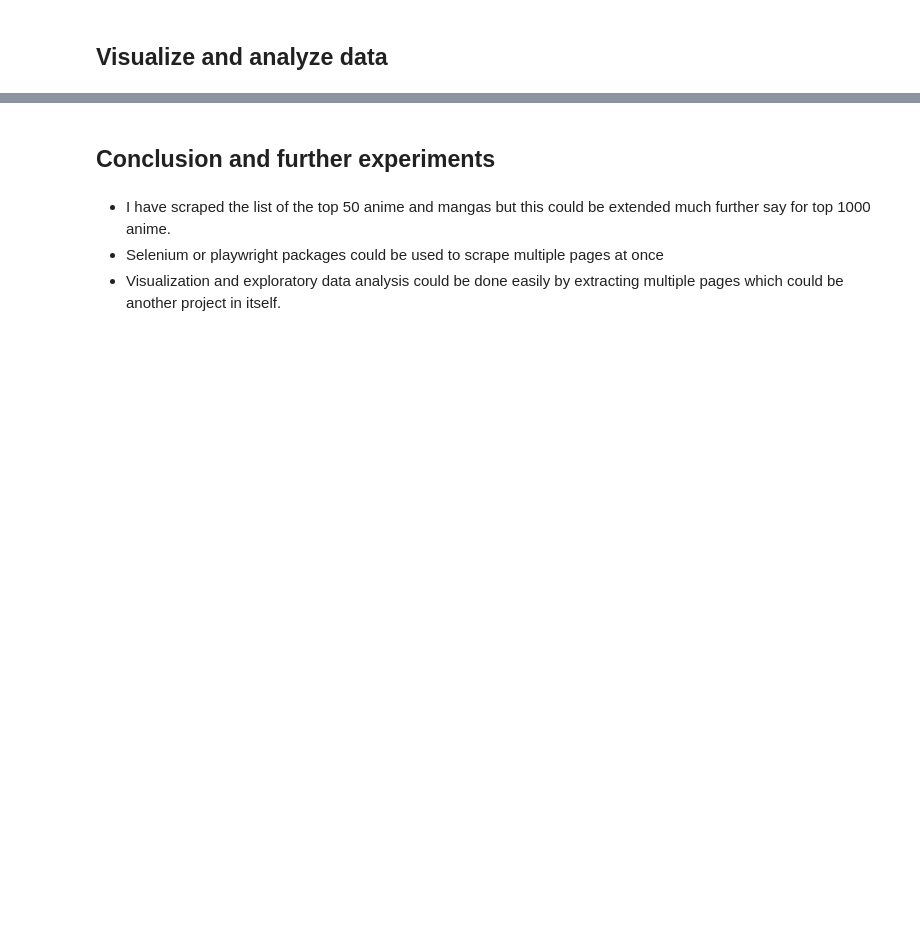
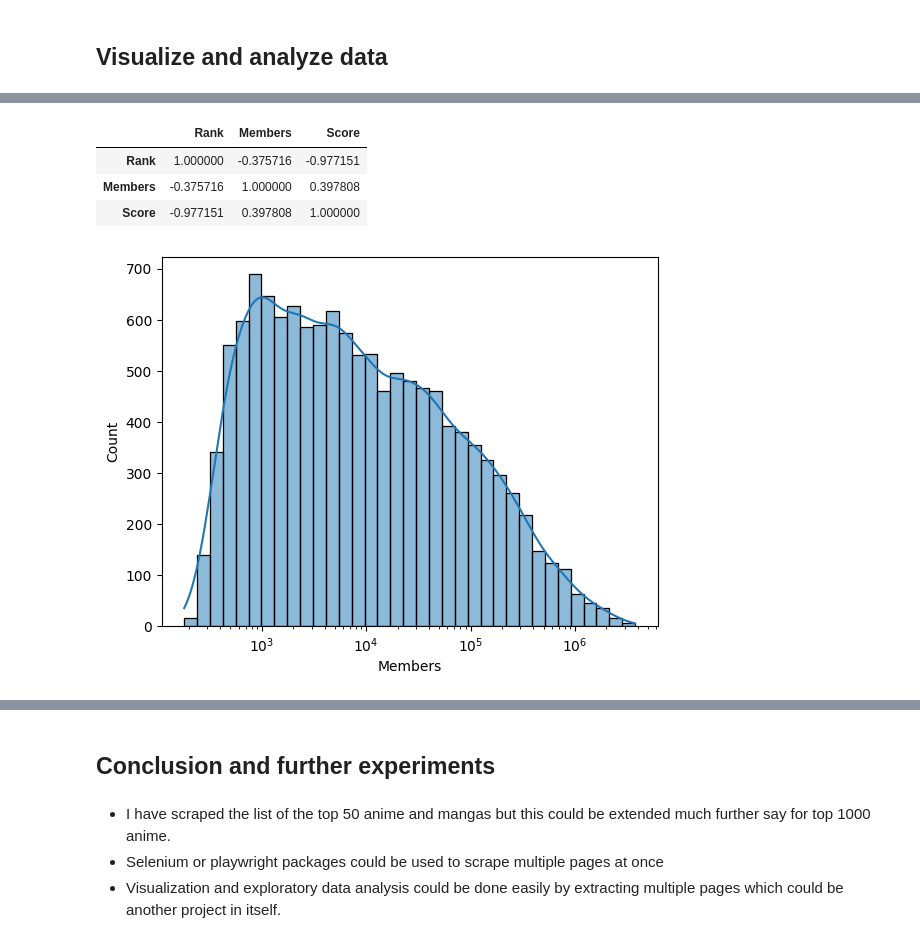
Before and after one commit to nikhil-1e9/web-scraping, a Jupyter notebook: Web-scraping-MAL-multi.ipynb, the cells around one changed output, grey strips where cells are left out. Saved outputs shown, nothing was run; the diff lists cells and outputs as text; code cells hidden in the pictures; blank space fills up the shorter version.

```diff
--- a/Web-scraping-MAL-multi.ipynb
+++ b/Web-scraping-MAL-multi.ipynb
@@ -611,0 +635,10 @@ anime_df.tail()
+# %%
+# Separating out type and episodes from num_episodes column
+anime_df['Type'] = anime_df['Num_episodes'].apply(lambda x: x.split()[0])
+anime_df['Episodes'] = anime_df['Num_episodes'].apply(lambda x: x.split()[1][1:])
+anime_df.drop('Num_episodes', axis=1, inplace=True)
+# %%
+anime_df = anime_df[['Title', 'Rank', 'Type', 'Episodes', 'Aired_through', 'Num_members', 'page_url', 'image_url', 'Score']]
+# %%
+anime_df.rename(columns={'Aired_through': 'Aired', 'Num_members': 'Members'}, inplace=True)
+anime_df.head()
@@ -611,0 +652,2 @@ anime_df.tail()
+# %%
+anime_df_cleaned = anime_df.sample(frac=1).reset_index(drop=True)
@@ -650,0 +718,7 @@ make_df(manga_list, ranks, type='manga')
+# %%
+anime_df_cleaned.corr(numeric_only=True)
+# %% [output]
+|  | Rank | Members | Score |
+| Rank | 1.000000 | -0.375716 | -0.977151 |
+| Members | -0.375716 | 1.000000 | 0.397808 |
+| Score | -0.977151 | 0.397808 | 1.000000 |
@@ -650,0 +728,4 @@ make_df(manga_list, ranks, type='manga')
+# %%
+sns.histplot(x='Members', data=anime_df_cleaned, log_scale=True, kde=True);
+# %% [output]
+[figure, added]
```
Also changed, not shown: parts of 19 cells of this notebook.
